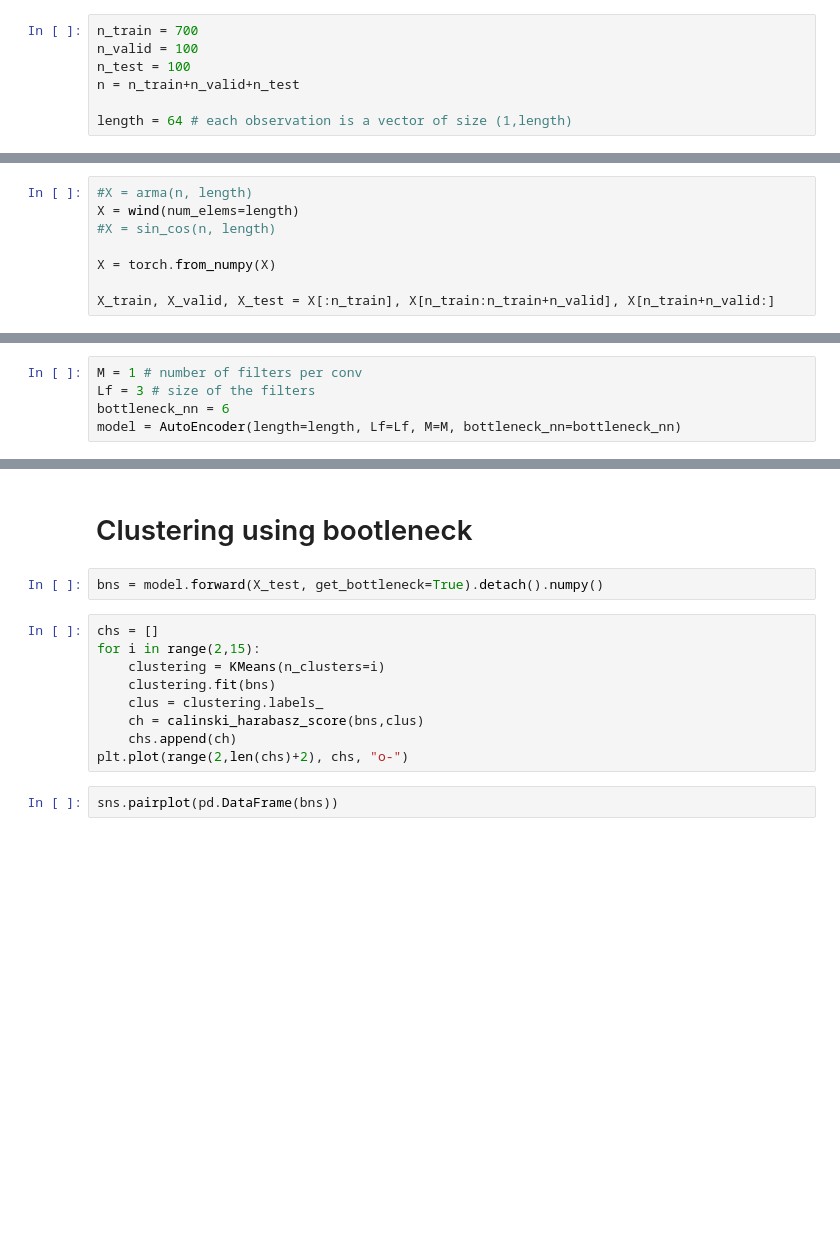
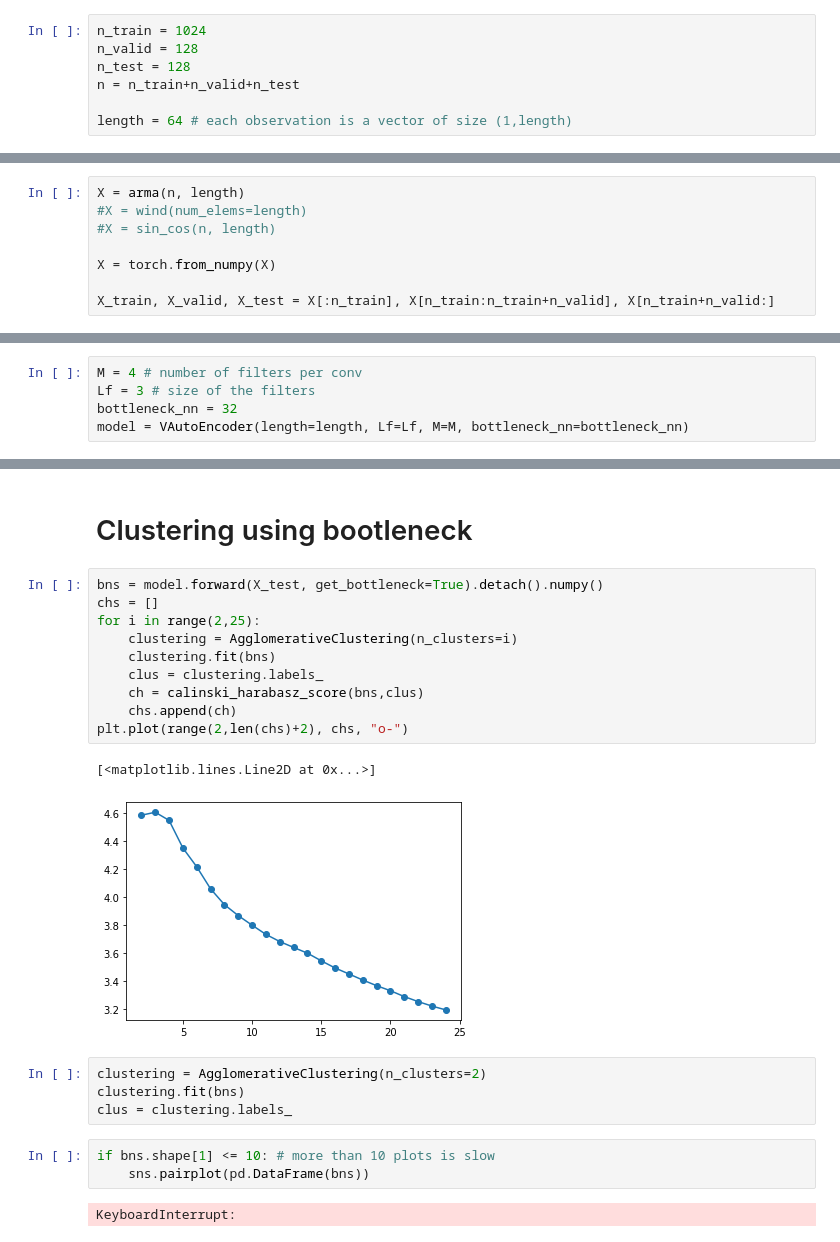
Before and after one commit to tonibofarull/TSAutoencoder, a Jupyter notebook: src/main.ipynb, the cells around one changed output, grey strips where cells are left out. Cells and saved outputs as stored; diff of their text form; blank space fills up the shorter version.

```diff
--- a/src/main.ipynb
+++ b/src/main.ipynb
@@ -23,17 +28,17 @@ np.random.seed(4444)
 # %% [markdown]
 # Create Dataset
 # %%
-n_train = 700
-n_valid = 100
-n_test = 100
+n_train = 1024
+n_valid = 128
+n_test = 128
 n = n_train+n_valid+n_test
 
 length = 64 # each observation is a vector of size (1,length)
 # %% [markdown]
 ## Generate documents
 # %%
-#X = arma(n, length)
-X = wind(num_elems=length)
+X = arma(n, length)
+#X = wind(num_elems=length)
 #X = sin_cos(n, length)
 
 X = torch.from_numpy(X)
@@ -44,10 +51,10 @@ X.shape
 # %% [markdown]
 # Model
 # %%
-M = 1 # number of filters per conv
+M = 4 # number of filters per conv
 Lf = 3 # size of the filters
-bottleneck_nn = 6
-model = AutoEncoder(length=length, Lf=Lf, M=M, bottleneck_nn=bottleneck_nn)
+bottleneck_nn = 32
+model = VAutoEncoder(length=length, Lf=Lf, M=M, bottleneck_nn=bottleneck_nn)
 # %% [markdown]
 ## Train
 # %%
@@ -119,16 +161,25 @@ clustering.fit(w.T) # tranposed -> cluster por columnas
 clustering.labels_
 # %% [markdown]
 # Clustering using bootleneck
-# %%
-bns = model.forward(X_test, get_bottleneck=True).detach().numpy()
 # %%
+bns = model.forward(X_test, get_bottleneck=True).detach().numpy()
 chs = []
-for i in range(2,15):
-    clustering = KMeans(n_clusters=i)
+for i in range(2,25):
+    clustering = AgglomerativeClustering(n_clusters=i)
     clustering.fit(bns)
     clus = clustering.labels_
     ch = calinski_harabasz_score(bns,clus)
     chs.append(ch)
 plt.plot(range(2,len(chs)+2), chs, "o-")
+# %% [output]
+[<matplotlib.lines.Line2D at 0x...>]
+[figure, added]
-# %%
-sns.pairplot(pd.DataFrame(bns))
+# %%
+clustering = AgglomerativeClustering(n_clusters=2)
+clustering.fit(bns)
+clus = clustering.labels_
+# %%
+if bns.shape[1] <= 10: # more than 10 plots is slow
+    sns.pairplot(pd.DataFrame(bns))
+# %% [output]
+KeyboardInterrupt:
```
Also changed, not shown: parts of 8 cells of this notebook, 2 other files.
